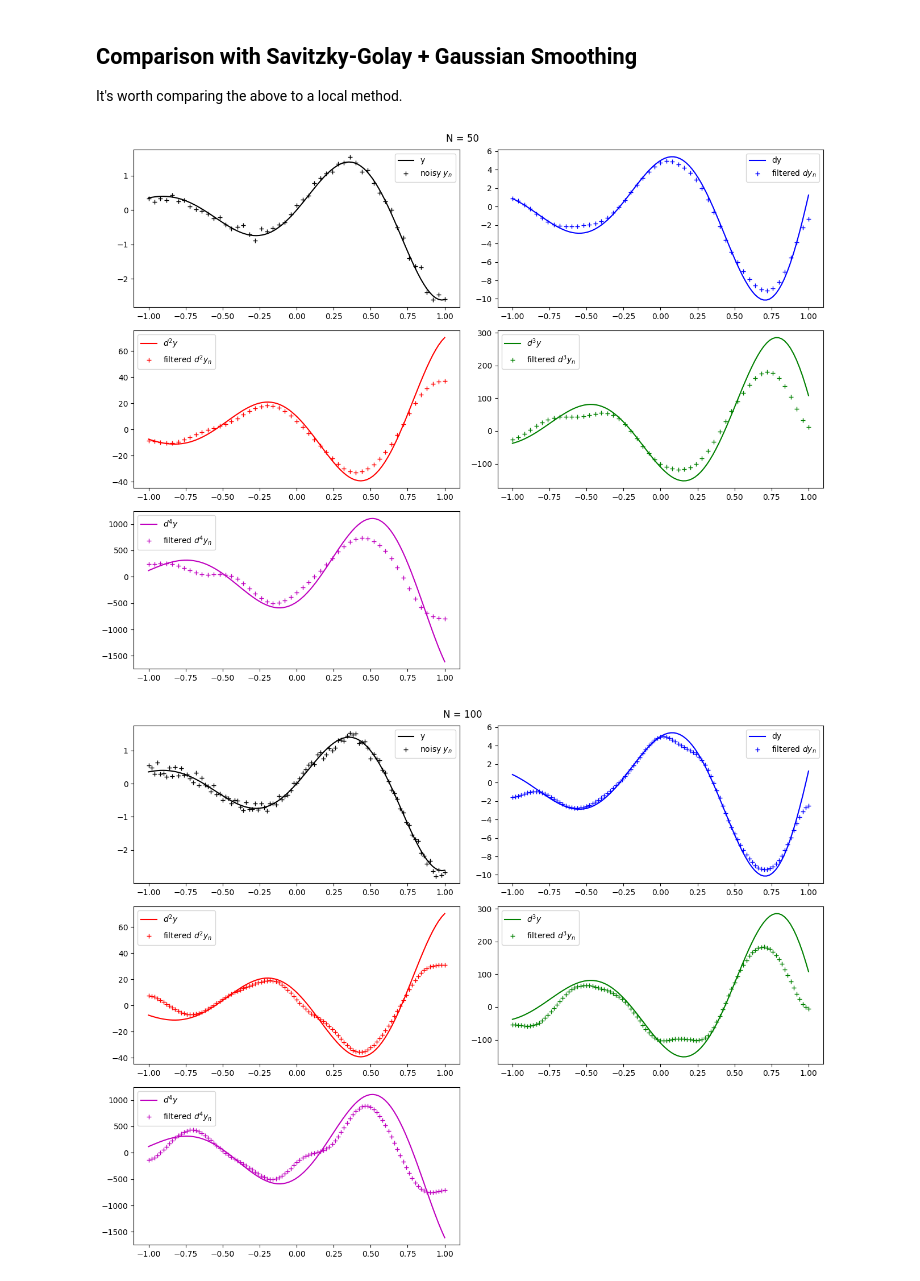
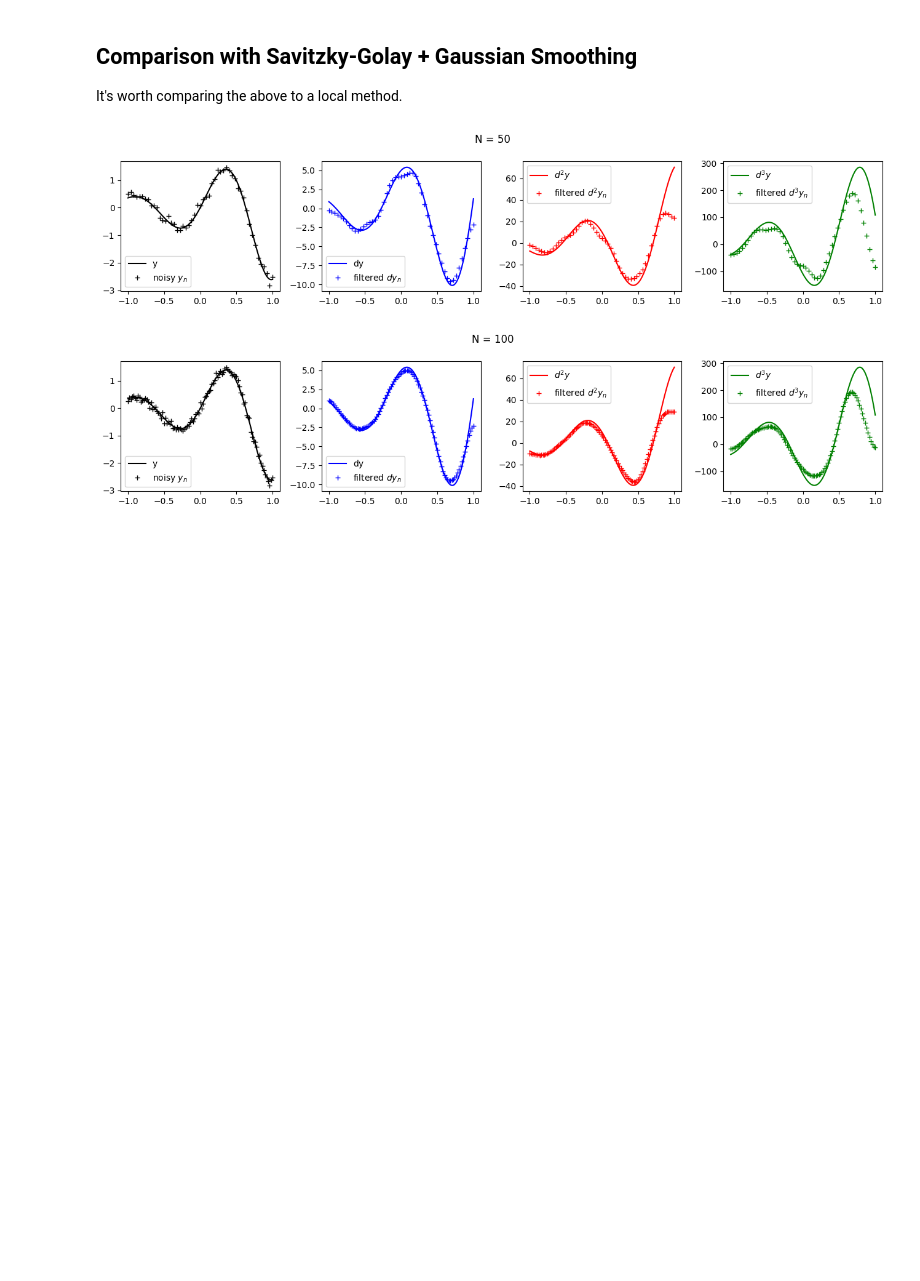
Before and after one commit to pavelkomarov/spectral-derivatives, a Jupyter notebook: notebooks/filtering_noise.ipynb, the cells around one changed output. Cells and saved outputs as stored; diff of their text form; code cells hidden in the pictures; blank space fills up the shorter version.

```diff
--- a/notebooks/filtering_noise.ipynb
+++ b/notebooks/filtering_noise.ipynb
@@ -336,47 +344,37 @@ Filtering is just tricky and can be fragile. Proceed with care.
 
 It's worth comparing the above to a local method.
 # %%
+L2_results = pandas.DataFrame(index=['N=50', 'N=100'], columns=['savgoldiff'])
+Linf_results = pandas.DataFrame(index=['N=50', 'N=100'], columns=['savgoldiff'])
+
 for N in (50, 100):
-    x_n = np.linspace(-1, 1, N+1)
-    dx = x_n[1] - x_n[0]
+	x_n = np.linspace(-1, 1, N+1)
+	dx = x_n[1] - x_n[0]
 
-    y_n = y(x_n)
-    dy_n = [dy(x_n), d2y(x_n), d3y(x_n), d4y(x_n)]
+	y_n = y(x_n)
+	dy_n = [dy(x_n), d2y(x_n), d3y(x_n), d4y(x_n)]
 
-    y_n_with_noise = y_n + noise_scale*np.random.randn(*x_n.shape)
-    #dy_n_with_filter = [savgol_filter(y_n_with_noise, 11, 4, deriv=nu)/dx**nu for nu in range(1,5)]
-    dy_n_with_filter = [savgoldiff(y_n_with_noise, dx, (3, N//5+1, N//5+1))[1]] # Floris' function only does one derivative at a time
-    for nu in range(2, 5):
-        dy_n_with_filter.append(savgoldiff(dy_n_with_filter[-1], dx, (3,  N//5+1, N//5+1))[1])
+	y_n_with_noise = y_n + noise_scale*np.random.randn(*x_n.shape)
+	#dy_n_with_filter = [savgol_filter(y_n_with_noise, 11, 4, deriv=nu)/dx**nu for nu in range(1,5)]
+	dy_n_with_filter = [savgoldiff(y_n_with_noise, dx, (3, N//5+1, N//5+1))[1]] # Floris' function only does one derivative at a time
+	for nu in range(2, 5):
+		dy_n_with_filter.append(savgoldiff(dy_n_with_filter[-1], dx, (3,  N//5+1, N//5+1))[1])
 
-    fig, axes = pyplot.subplots(3, 2, figsize=(13,10))
-    fig.delaxes(axes[2, 1])
-    fig.suptitle(f"N = {N}")
-    axes[0, 0].plot(x, y(x), 'k', label='y')
-    axes[0, 0].plot(x_n, y_n_with_noise, 'k+', label=r'noisy $y_n$')
-    axes[0, 1].plot(x, dy(x), 'b', label='dy')
-    axes[0, 1].plot(x_n, dy_n_with_filter[0], 'b+', label=r'filtered $dy_n$')
-    axes[1, 0].plot(x, d2y(x), 'r', label=r'$d^2y$')
-    axes[1, 0].plot(x_n, dy_n_with_filter[1], 'r+', label=r'filtered $d^2y_n$')
-    axes[1, 1].plot(x, d3y(x), 'g', label=r'$d^3y$')
-    axes[1, 1].plot(x_n, dy_n_with_filter[2], 'g+', label=r'filtered $d^3y_n$')
-    axes[2, 0].plot(x, d4y(x), 'm', label=r'$d^4y$')
-    axes[2, 0].plot(x_n, dy_n_with_filter[3], 'm+', label=r'filtered $d^4y_n$')
-    for i in range(5): axes[i // 2, i % 2].legend()
-    pyplot.tight_layout()
-    pyplot.show()
+	fig, axes = pyplot.subplots(1, 4, figsize=(13,3))
+	fig.suptitle(f"N = {N}")
+	axes[0].plot(x, y(x), 'k', label='y')
+	axes[0].plot(x_n, y_n_with_noise, 'k+', label=r'noisy $y_n$')
+	axes[1].plot(x, dy(x), 'b', label='dy')
+	axes[1].plot(x_n, dy_n_with_filter[0], 'b+', label=r'filtered $dy_n$')
+	axes[2].plot(x, d2y(x), 'r', label=r'$d^2y$')
+	axes[2].plot(x_n, dy_n_with_filter[1], 'r+', label=r'filtered $d^2y_n$')
+	axes[3].plot(x, d3y(x), 'g', label=r'$d^3y$')
+	axes[3].plot(x_n, dy_n_with_filter[2], 'g+', label=r'filtered $d^3y_n$')
+	for i in range(4): axes[i].legend()
+	pyplot.tight_layout()
 
-    out = ""
-    for nu in range(1, 5):
-        out += f"d{nu}y\n\ttype I\n\t\tL∞\n"
-        out += f"\t\t\tfiltered:\t{np.nanmax(np.abs(dy_n[nu-1] - dy_n_with_filter[nu-1]))}\n"
-        out += "\t\tL2\n"
-        out += f"\t\t\tfiltered:\t{np.nanmean((dy_n[nu-1] - dy_n_with_filter[nu-1])**2)}\n"
-        out += "\ttype II\n\t\tL∞\n"
-        out += f"\t\t\tfiltered:\t{np.nanmax(np.abs(dy_n2[nu-1] - dy_n2_with_filter[nu-1]))}\n"
-        out += "\t\tL2\n"
-        out += f"\t\t\tfiltered:\t{np.nanmean((dy_n2[nu-1] - dy_n2_with_filter[nu-1])**2)}\n"
-    #collapsible_text(out, "numbers")
+	L2_results.loc[f"N={N}", 'savgoldiff'] = '<br/>'.join([f"{nu+1}: {np.linalg.norm(dy_n[nu]-dy_n_with_filter[nu]):.5g}" for nu in range(4)])
+	Linf_results.loc[f"N={N}", 'savgoldiff'] = '<br/>'.join([f"{nu+1}: {np.max(np.abs(dy_n[nu]-dy_n_with_filter[nu])):.5g}" for nu in range(4)])
 # %% [output]
-[figure, old version]
+[figure, new version]
-[figure, old version]
+[figure, new version]
```
Also changed, not shown: parts of 35 cells of this notebook, 8 other files.
